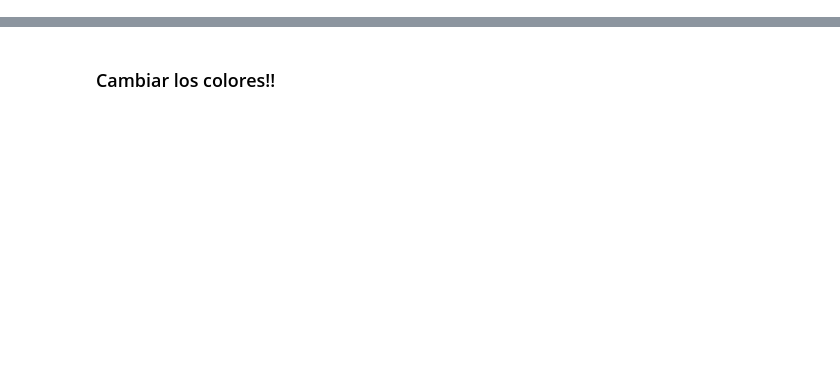
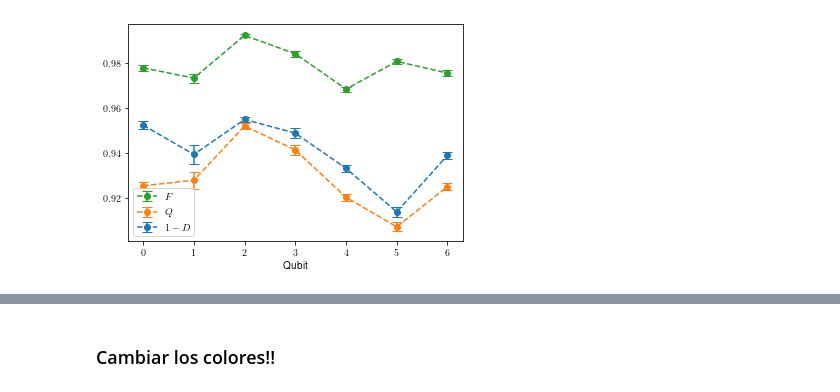
Before and after one commit to LucianoPereiraValenzuela/Parallel_QND_measurement_tomography, a Jupyter notebook: codes/experiment_load_montecarlo_with_GST.ipynb, the cells around one changed output, grey strips where cells are left out. Drawn from its saved outputs; the diff is of its cells as text; code cells hidden in the pictures; blank space fills up the shorter version.

Commit message:
color maps

```diff
--- a/codes/experiment_load_montecarlo_with_GST.ipynb
+++ b/codes/experiment_load_montecarlo_with_GST.ipynb
@@ -31,11 +31,16 @@ cross_quantities = [ [ [ Cross_Quantities( POVM_single[k][qubits[j][i][0]], Choi
 # %%
 quantities_mean = np.mean( quantities, axis=0 )
 quantities_std  = np.std( quantities, axis=0 )
+# %%
+color = ['tab:green','tab:orange','tab:blue']
 # %%
 for k in range(3):
-    plt.errorbar( x=range(7), y=quantities_mean[:,k], yerr=quantities_std[:,k], capsize=5, fmt='--o' )
-plt.legend( [r'$F$',r'$Q$', r'$1-D$'] )
+    plt.errorbar( x=range(7), y=quantities_mean[:,k], yerr=quantities_std[:,k], capsize=5, fmt='--o',color=color[k] )
+plt.xlabel('Qubit')
+plt.legend( [r'$F$',r'$Q$', r'$1-D$'], loc='lower left' )
 plt.savefig('quantities_single.pdf', bbox_inches='tight' )
+# %% [output]
+[figure, added]
 # %%
 quantities_2_mean = np.mean( quantities_2, axis=0 ).reshape(6,-1)
 quantities_2_std  = np.std( quantities_2, axis=0 ).reshape(6,-1)
```
Also changed, not shown: parts of 11 cells of this notebook, 10 other files.
